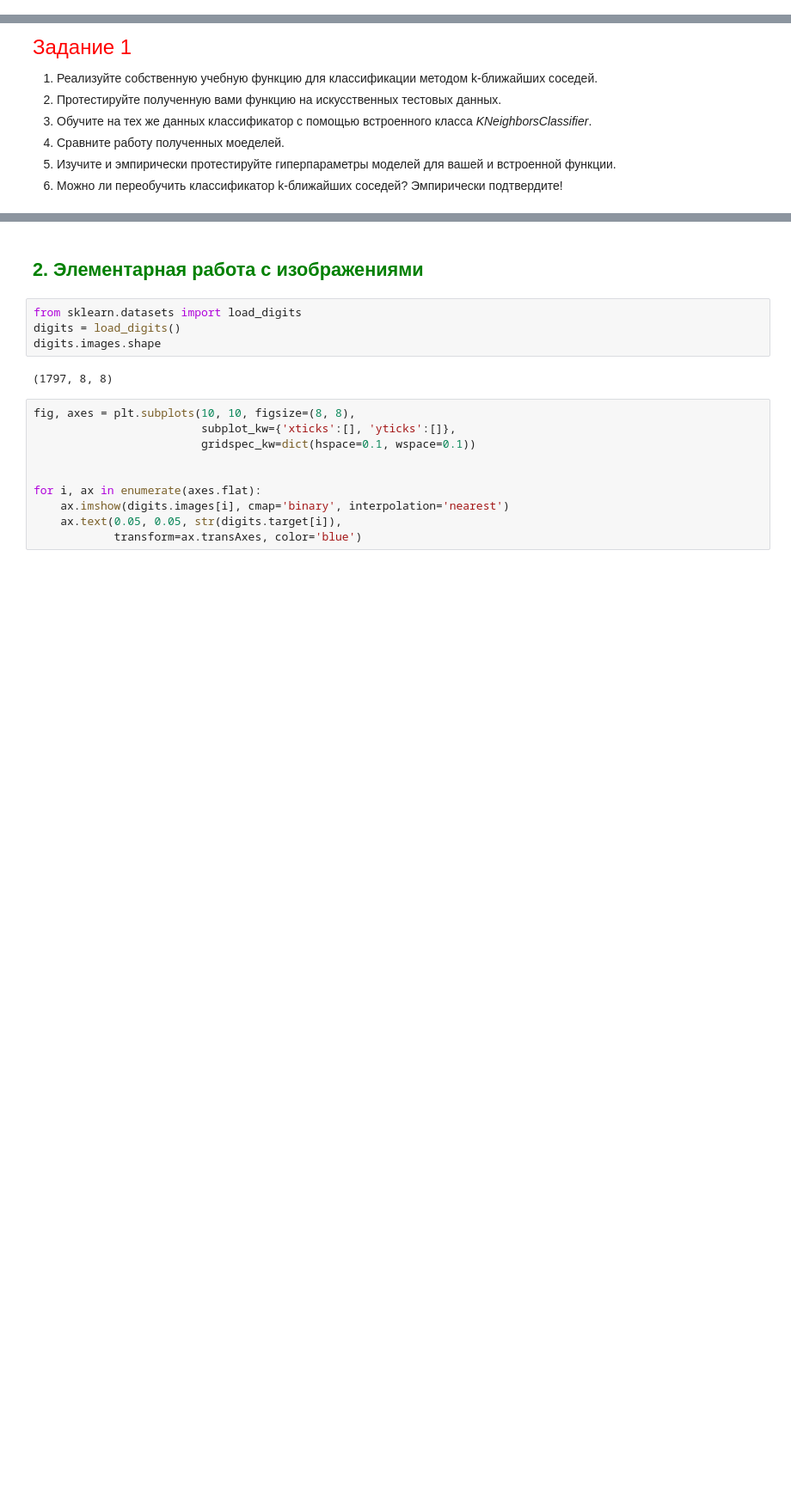
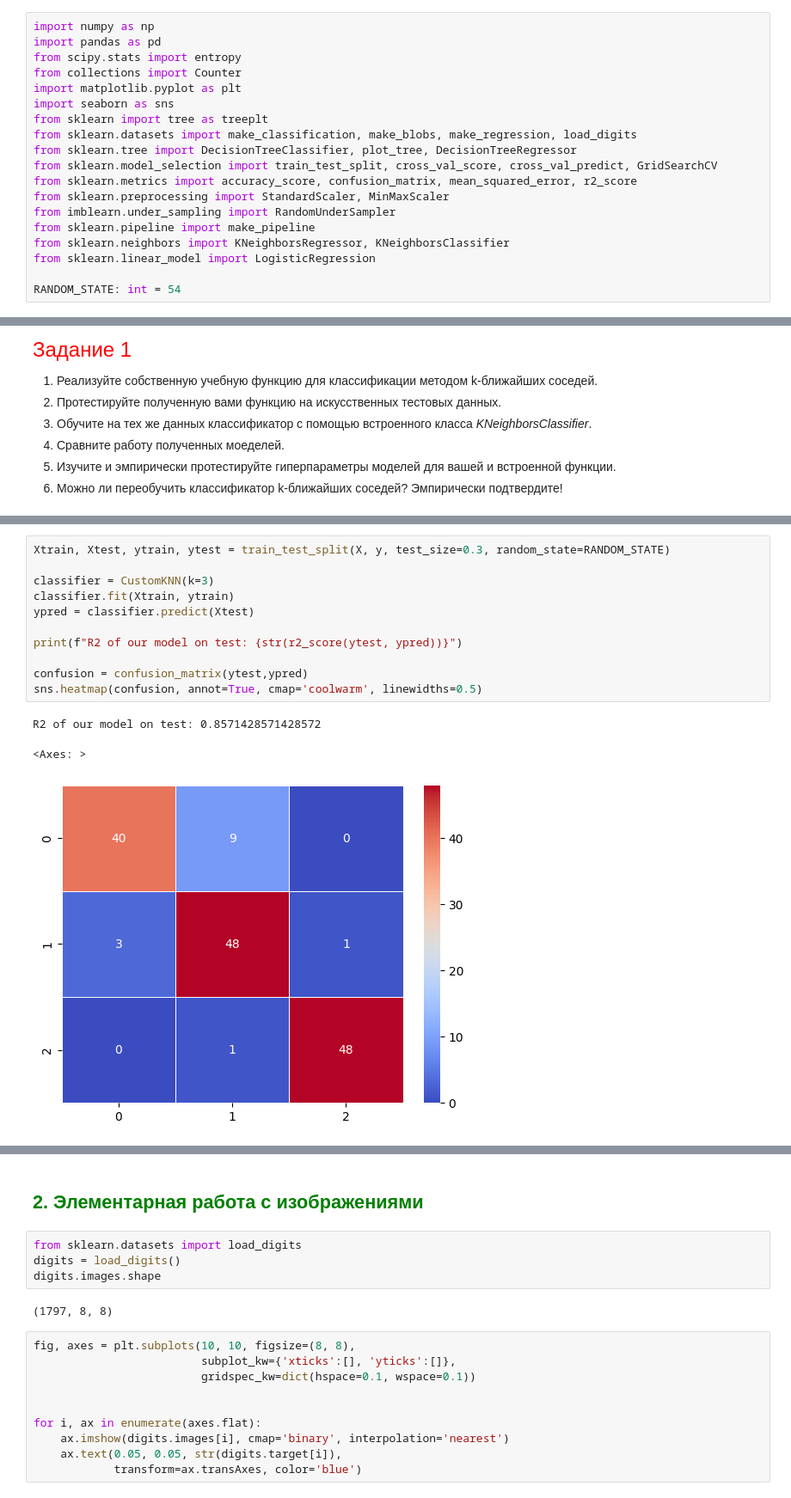
Before and after one commit to Dragoh54/MachineLearning-Labs, a Jupyter notebook: lab7/2024_ML_LR7_MACS (2).ipynb, the cells around one changed output, grey strips where cells are left out. Shown at 86% size. Cells and saved outputs as stored; diff of their text form; blank space fills up the shorter version.

```diff
--- a/lab7/2024_ML_LR7_MACS (2).ipynb
+++ b/lab7/2024_ML_LR7_MACS (2).ipynb
@@ -8,6 +8,25 @@
 Срок выполнения: 1 неделя (с момента первой практики после выдачи).
 
 Автор: ст. преподаватель Кушнеров А.В.
+# %%
+import numpy as np
+import pandas as pd
+from scipy.stats import entropy
+from collections import Counter
+import matplotlib.pyplot as plt
+import seaborn as sns
+from sklearn import tree as treeplt
+from sklearn.datasets import make_classification, make_blobs, make_regression, load_digits
+from sklearn.tree import DecisionTreeClassifier, plot_tree, DecisionTreeRegressor
+from sklearn.model_selection import train_test_split, cross_val_score, cross_val_predict, GridSearchCV
+from sklearn.metrics import accuracy_score, confusion_matrix, mean_squared_error, r2_score
+from sklearn.preprocessing import StandardScaler, MinMaxScaler
+from imblearn.under_sampling import RandomUnderSampler
+from sklearn.pipeline import make_pipeline
+from sklearn.neighbors import KNeighborsRegressor, KNeighborsClassifier
+from sklearn.linear_model import LogisticRegression
+
+RANDOM_STATE: int = 54
 # %% [markdown]
 ## <font color = 'green'> 1. Метод k-ближайших соседей.  </font>
 # %% [markdown]
@@ -42,0 +125,15 @@ plt.scatter(X[:,0], X[:,1],c=y,s=8)
+# %%
+Xtrain, Xtest, ytrain, ytest = train_test_split(X, y, test_size=0.3, random_state=RANDOM_STATE)
+
+classifier = CustomKNN(k=3)
+classifier.fit(Xtrain, ytrain)
+ypred = classifier.predict(Xtest)
+
+print(f"R2 of our model on test: {str(r2_score(ytest, ypred))}")
+
+confusion = confusion_matrix(ytest,ypred)
+sns.heatmap(confusion, annot=True, cmap='coolwarm', linewidths=0.5)
+# %% [output]
+R2 of our model on test: 0.8571428571428572
+<Axes: >
+[figure, added]
```
Also changed, not shown: parts of 14 cells of this notebook, 2 other files.
